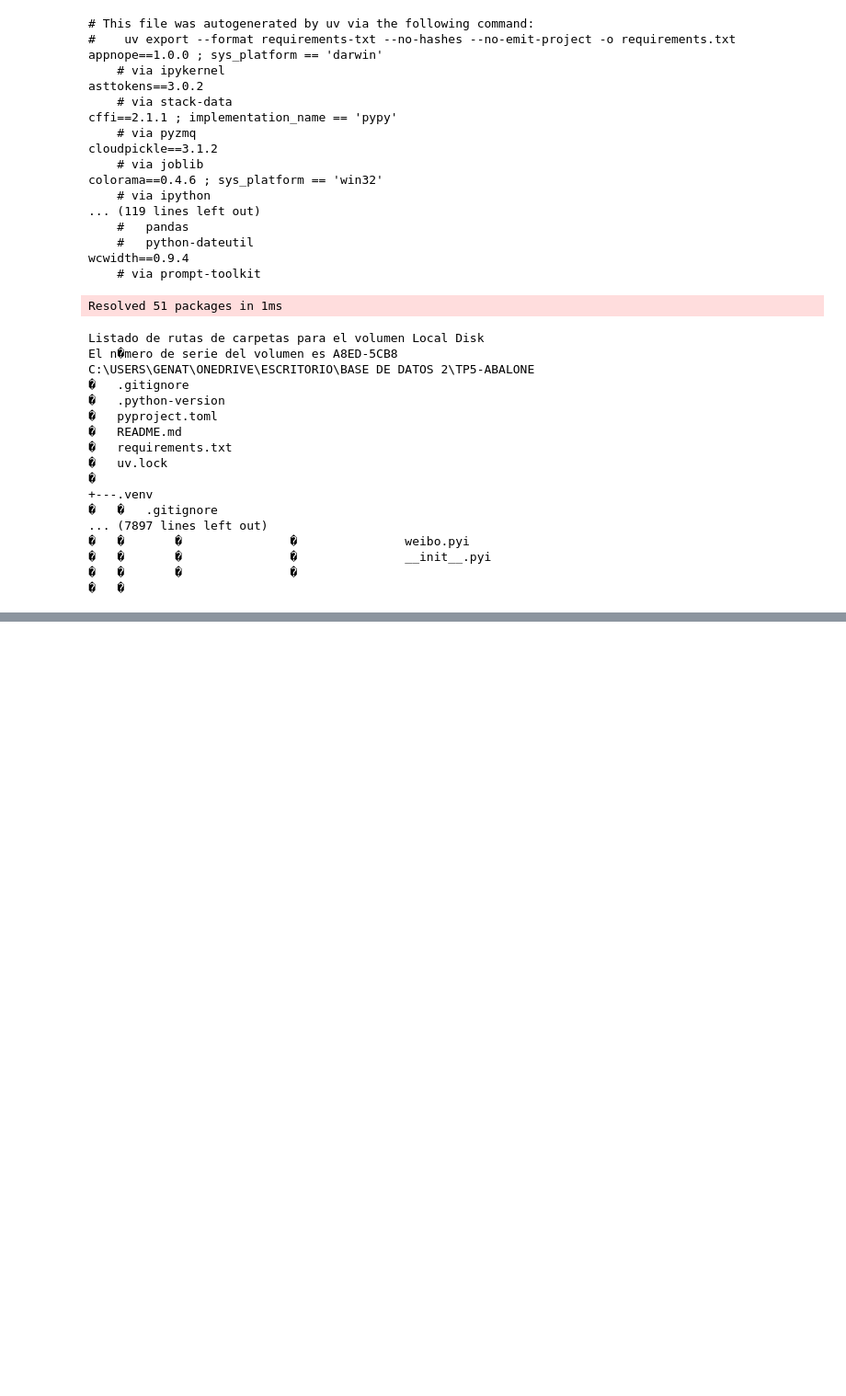
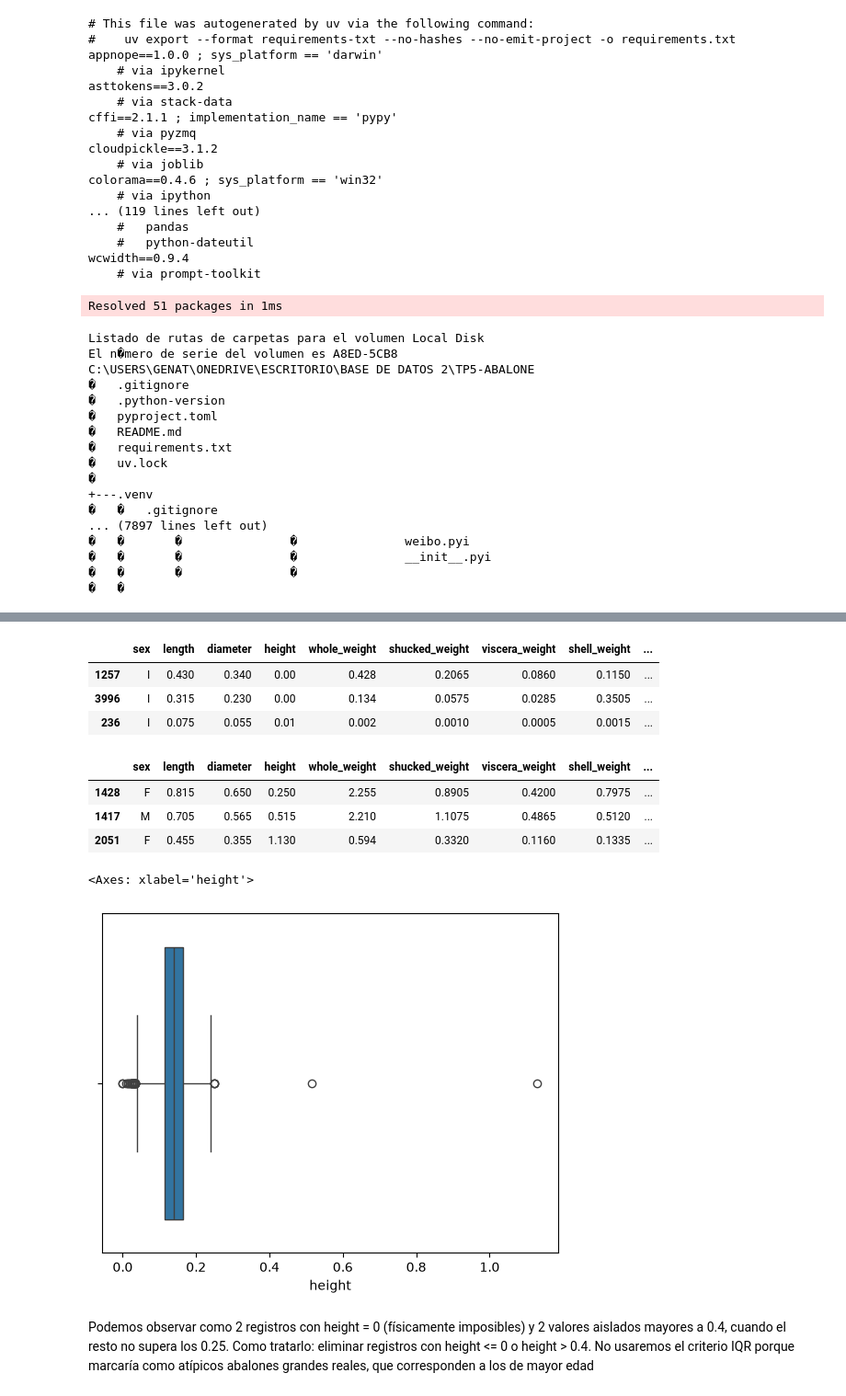
Before and after one commit to genatempla-cpu/tp5-abalone, a Jupyter notebook: notebooks/tp5.ipynb, the cells around one changed output, grey strips where cells are left out. Shown at 92% size. Drawn from its saved outputs; the diff is of its cells as text; code cells hidden in the pictures; blank space fills up the shorter version.

Commit message:
Agregar análisis de outliers de height en notebook

```diff
--- a/notebooks/tp5.ipynb
+++ b/notebooks/tp5.ipynb
@@ -118,0 +121,10 @@ C:\USERS\GENAT\ONEDRIVE\ESCRITORIO\BASE DE DATOS 2\TP5-ABALONE
+# %%
+import pandas as pd
+
+url = "https://archive.ics.uci.edu/ml/machine-learning-databases/abalone/abalone.data"
+columnas = ["sex", "length", "diameter", "height", "whole_weight",
+            "shucked_weight", "viscera_weight", "shell_weight", "rings"]
+
+df_raw = pd.read_csv(url, header=None, names=columnas)
+df_raw.to_csv("../data/raw/abalone_raw.csv", index=False)
+print(df_raw.shape)   # debería dar (4177, 9)
@@ -118,0 +149,21 @@ C:\USERS\GENAT\ONEDRIVE\ESCRITORIO\BASE DE DATOS 2\TP5-ABALONE
+# %%
+df_raw.sort_values("height").head(3)   # alturas más bajas
+# %% [output]
+|  | sex | length | diameter | height | whole_weight | shucked_weight | viscera_weight | shell_weight | ... |
+| 1257 | I | 0.430 | 0.340 | 0.00 | 0.428 | 0.2065 | 0.0860 | 0.1150 | ... |
+| 3996 | I | 0.315 | 0.230 | 0.00 | 0.134 | 0.0575 | 0.0285 | 0.3505 | ... |
+| 236 | I | 0.075 | 0.055 | 0.01 | 0.002 | 0.0010 | 0.0005 | 0.0015 | ... |
+# %%
+df_raw.sort_values("height").tail(3)   # alturas más altas
+# %% [output]
+|  | sex | length | diameter | height | whole_weight | shucked_weight | viscera_weight | shell_weight | ... |
+| 1428 | F | 0.815 | 0.650 | 0.250 | 2.255 | 0.8905 | 0.4200 | 0.7975 | ... |
+| 1417 | M | 0.705 | 0.565 | 0.515 | 2.210 | 1.1075 | 0.4865 | 0.5120 | ... |
+| 2051 | F | 0.455 | 0.355 | 1.130 | 0.594 | 0.3320 | 0.1160 | 0.1335 | ... |
+# %%
+sns.boxplot(x=df_raw["height"])
+# %% [output]
+<Axes: xlabel='height'>
+[figure, added]
+# %% [markdown]
+Podemos observar como 2 registros con height = 0 (físicamente imposibles) y 2 valores aislados mayores a 0.4, cuando el resto no supera los 0.25. Como tratarlo: eliminar registros con height <= 0 o height > 0.4. No usaremos el criterio IQR porque marcaría como atípicos abalones grandes reales, que corresponden a los de mayor edad
```
Also changed, not shown: parts of 4 cells of this notebook.
